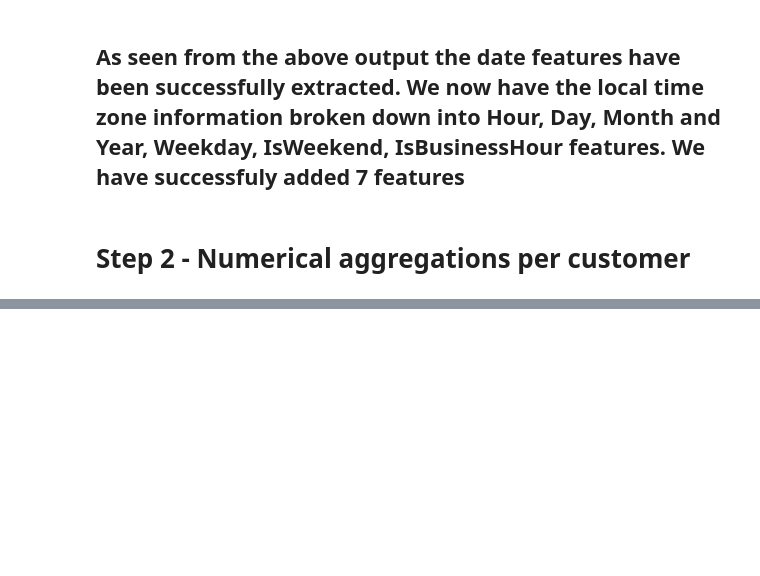
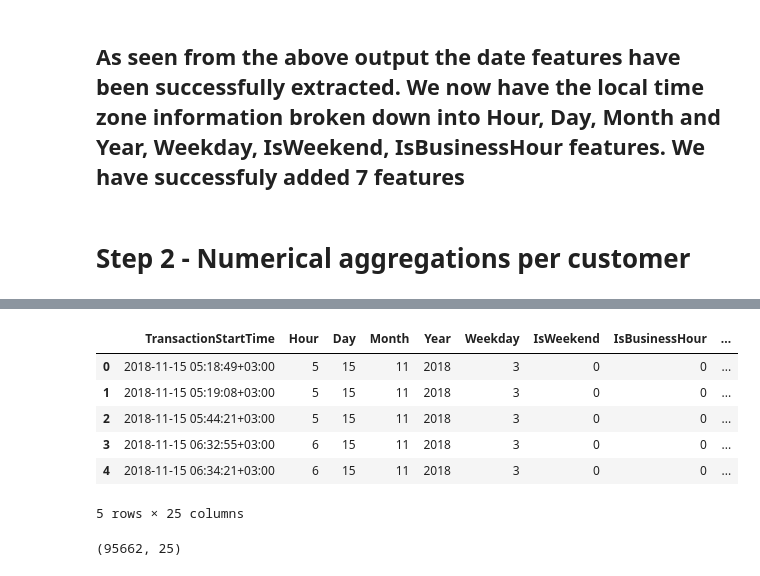
Before and after one commit to MYGBM/-End-To-End-Credit-Risk-Probability-Model-, a Jupyter notebook: notebooks/feature_engineering.ipynb, the cells around one changed output, grey strips where cells are left out. Drawn from its saved outputs; the diff is of its cells as text; code cells hidden in the pictures; blank space fills up the shorter version.

Commit message:
feature engineering - aggreagting per customer, handle missing values and clean up unnecessary columns

```diff
--- a/notebooks/feature_engineering.ipynb
+++ b/notebooks/feature_engineering.ipynb
@@ -79,3 +79,5 @@ data_copy.shape
 ## As seen from the above output the date features have been successfully extracted. We now have  the local time zone information broken down into Hour, Day, Month and Year, Weekday, IsWeekend, IsBusinessHour features. We have successfuly added 7 features
 # %% [markdown]
 # Step 2 - Numerical aggregations per customer
+# %%
+data_aggregated_features = FeatureEngineering.aggregate_customer_data(data=data_copy)
@@ -81,0 +138,2 @@ data_copy.shape
+# %%
+data_with_no_missing = FeatureEngineering.handle_missing_data(data=data_aggregated_features)
@@ -81,0 +176,16 @@ data_copy.shape
+# %%
+feature_set = FeatureEngineering.select_features(data=data_with_no_missing)
+# %%
+feature_set.head()
+# %% [output]
+|  | TransactionStartTime | Hour | Day | Month | Year | Weekday | IsWeekend | IsBusinessHour | ... |
+| 0 | 2018-11-15 05:18:49+03:00 | 5 | 15 | 11 | 2018 | 3 | 0 | 0 | ... |
+| 1 | 2018-11-15 05:19:08+03:00 | 5 | 15 | 11 | 2018 | 3 | 0 | 0 | ... |
+| 2 | 2018-11-15 05:44:21+03:00 | 5 | 15 | 11 | 2018 | 3 | 0 | 0 | ... |
+| 3 | 2018-11-15 06:32:55+03:00 | 6 | 15 | 11 | 2018 | 3 | 0 | 0 | ... |
+| 4 | 2018-11-15 06:34:21+03:00 | 6 | 15 | 11 | 2018 | 3 | 0 | 0 | ... |
+5 rows × 25 columns
+# %%
+feature_set.shape
+# %% [output]
+(95662, 25)
```
Also changed, not shown: parts of 11 cells of this notebook, 1 other file.
